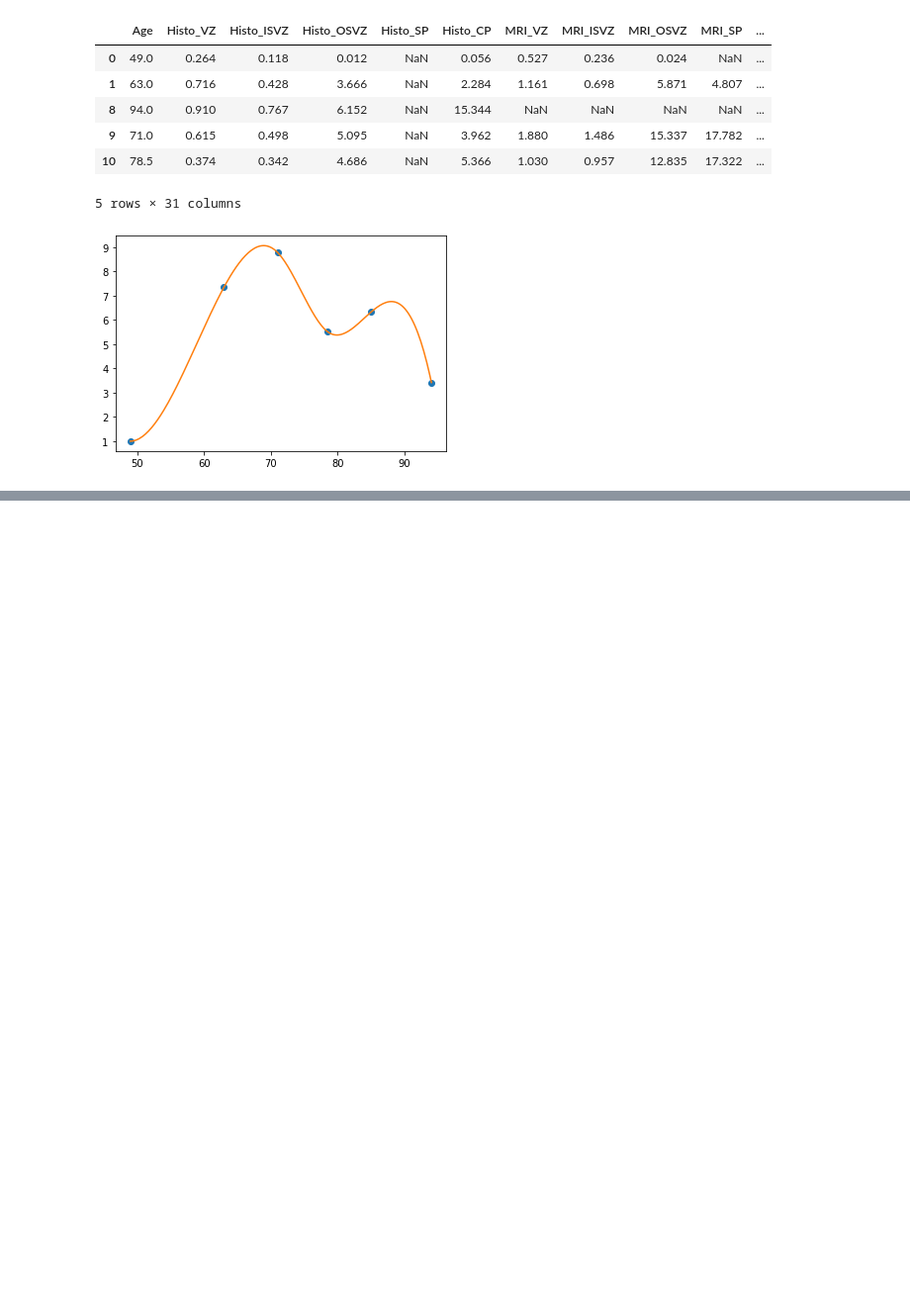
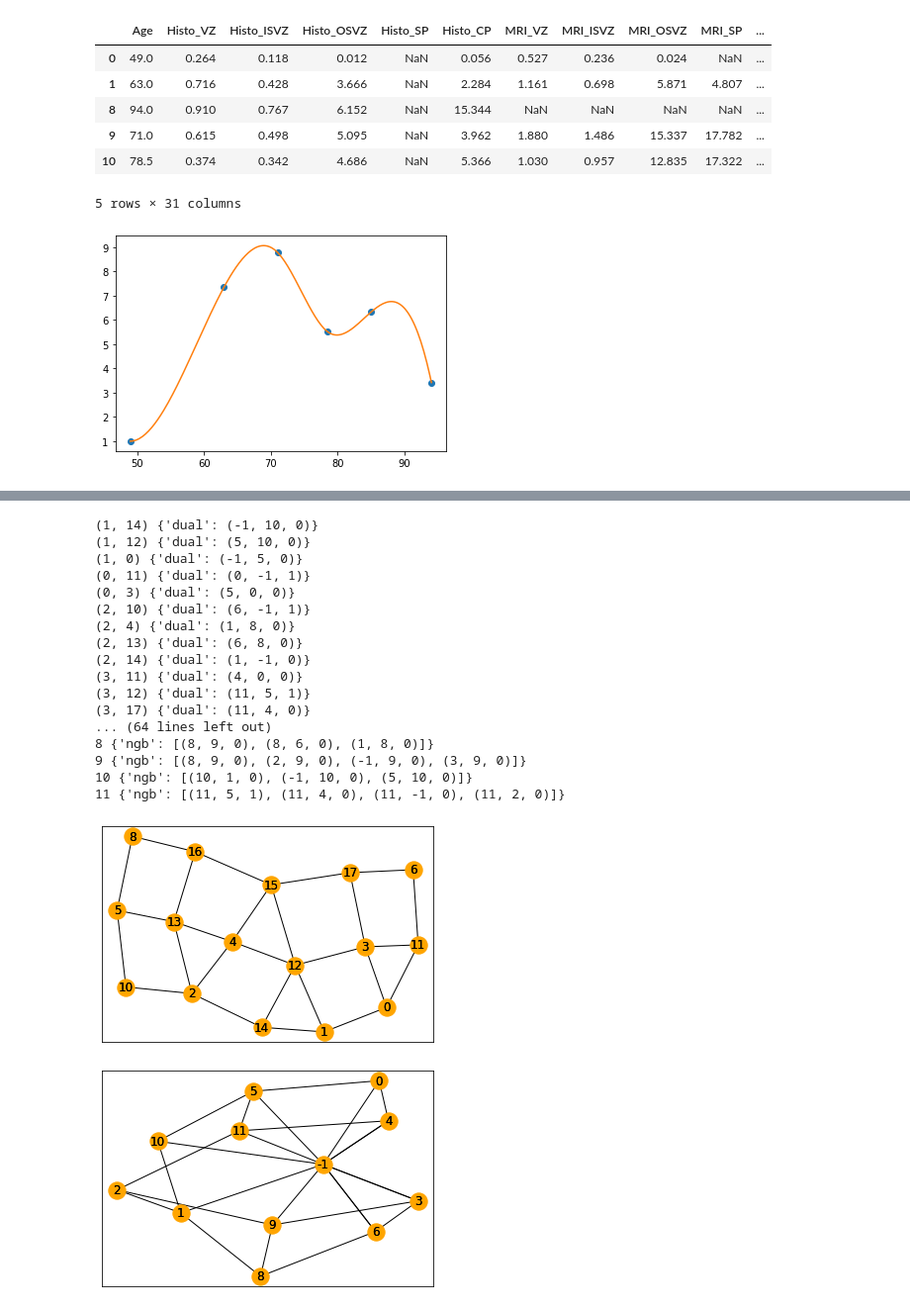
Before and after one commit to Ambistic/EmbryonicCortexModelling, a Jupyter notebook: AB-GPN.ipynb, the cells around one changed output, grey strips where cells are left out. Shown at 99% size. Saved outputs shown, nothing was run; the diff lists cells and outputs as text; code cells hidden in the pictures; blank space fills up the shorter version.

```diff
--- a/AB-GPN.ipynb
+++ b/AB-GPN.ipynb
@@ -365,0 +437,23 @@ class Cell:
+# %%
+gpn.debug_all()
+gpn.show_all()
+# %% [output]
+(1, 14) {'dual': (-1, 10, 0)}
+(1, 12) {'dual': (5, 10, 0)}
+(1, 0) {'dual': (-1, 5, 0)}
+(0, 11) {'dual': (0, -1, 1)}
+(0, 3) {'dual': (5, 0, 0)}
+(2, 10) {'dual': (6, -1, 1)}
+(2, 4) {'dual': (1, 8, 0)}
+(2, 13) {'dual': (6, 8, 0)}
+(2, 14) {'dual': (1, -1, 0)}
+(3, 11) {'dual': (4, 0, 0)}
+(3, 12) {'dual': (11, 5, 1)}
+(3, 17) {'dual': (11, 4, 0)}
+... (64 lines left out)
+8 {'ngb': [(8, 9, 0), (8, 6, 0), (1, 8, 0)]}
+9 {'ngb': [(8, 9, 0), (2, 9, 0), (-1, 9, 0), (3, 9, 0)]}
+10 {'ngb': [(10, 1, 0), (-1, 10, 0), (5, 10, 0)]}
+11 {'ngb': [(11, 5, 1), (11, 4, 0), (11, -1, 0), (11, 2, 0)]}
+[figure, added]
+[figure, added]
```
Also changed, not shown: parts of 19 cells of this notebook, 2 other files.
